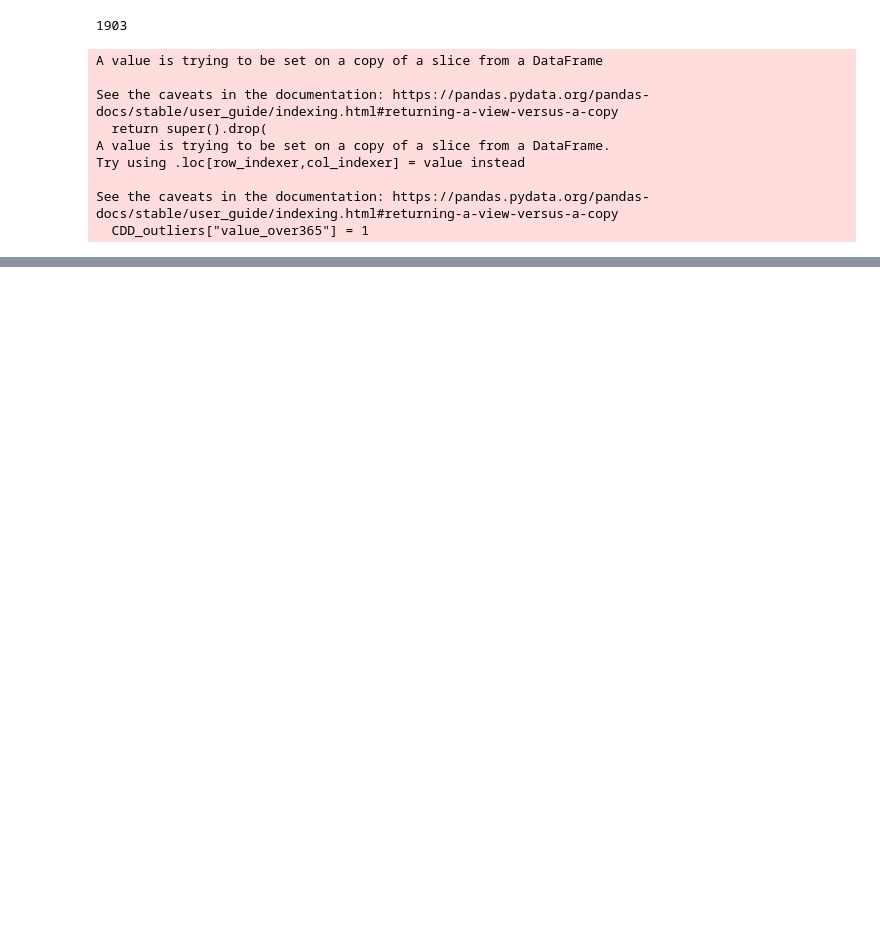
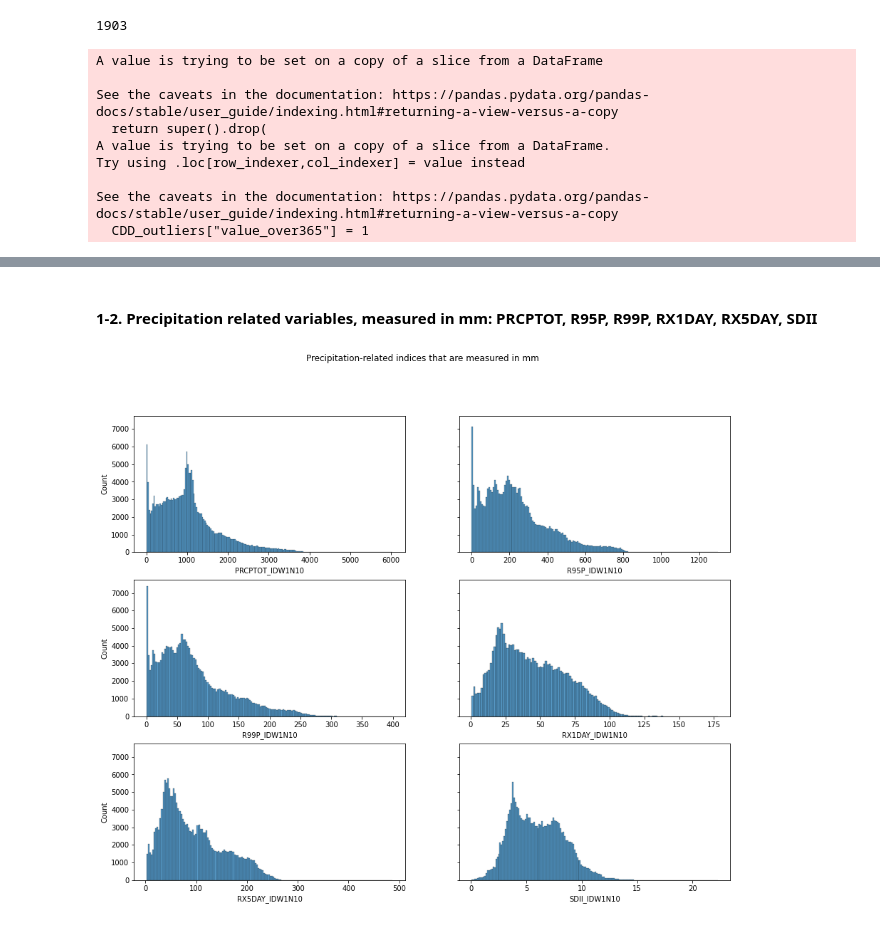
Before and after one commit to RyokoNod/sdm-asian-elephants, a Jupyter notebook: data_exploration/exploratory_analysis_etccdi.ipynb, the cells around one changed output, grey strips where cells are left out. Cells and saved outputs as stored; diff of their text form; code cells hidden in the pictures; blank space fills up the shorter version.

```diff
--- a/data_exploration/exploratory_analysis_etccdi.ipynb
+++ b/data_exploration/exploratory_analysis_etccdi.ipynb
@@ -52,8 +62,15 @@ False
 precp_days_group = ["R10MM_IDW1N10", "R1MM_IDW1N10", "R20MM_IDW1N10", "CDD_IDW1N10",
                     "CWD_IDW1N10", "CSDI_IDW1N10", "WSDI_IDW1N10"]
 
+# precipitation related, measured in mm: PRCPTOT, R95P, R99P, RX1DAY, RX5DAY, SDII
+precp_mm_group = ["PRCPTOT_IDW1N10","R95P_IDW1N10","R99P_IDW1N10", "RX1DAY_IDW1N10",
+                  "RX5DAY_IDW1N10", "SDII_IDW1N10"]
 
-# precipitation related, measured in mm: PRCPTOT, R95P, R99P, RX1DAY, RX5DAY, SDII
 # temperature related, measured in days: FD, ID, SU, TR, GSL
+temp_days_group = ["FD_IDW1N10", "ID_IDW1N10", "SU_IDW1N10", "TR_IDW1N10", "GSL_IDW1N10"]
+
 # temperature related, measured in percentages: TN10P, TN90P, TX10P, TX90P
+temp_pct_group = ["TN10P_IDW1N10", "TN90P_IDW1N10", "TX10P_IDW1N10", "TX90P_IDW1N10"]
+
 # temperature related, measured in degrees: TNN, TNX, TXN, TXX, DTR
+temp_deg_group = ["TNN_IDW1N10", "TNX_IDW1N10", "TXN_IDW1N10", "TXX_IDW1N10", "DTR_IDW1N10"]
@@ -127,0 +121,10 @@ present[(present["HID"].between(148883,148903))]
+# %% [markdown]
+#### 1-2. Precipitation related variables, measured in mm: PRCPTOT, R95P, R99P, RX1DAY, RX5DAY, SDII <a class="anchor" id="precp_mm_group"></a>
+# %%
+fig, axes = plt.subplots(3, 2, figsize=(15, 12),sharey=True)
+fig.suptitle('Precipitation-related indices that are measured in mm')
+
+for idx,ax in zip(precp_mm_group, axes.flat):
+    sns.histplot(ax=ax,data=present[idx])
+# %% [output]
+[figure, added]
```
Also changed, not shown: parts of 18 cells of this notebook.
